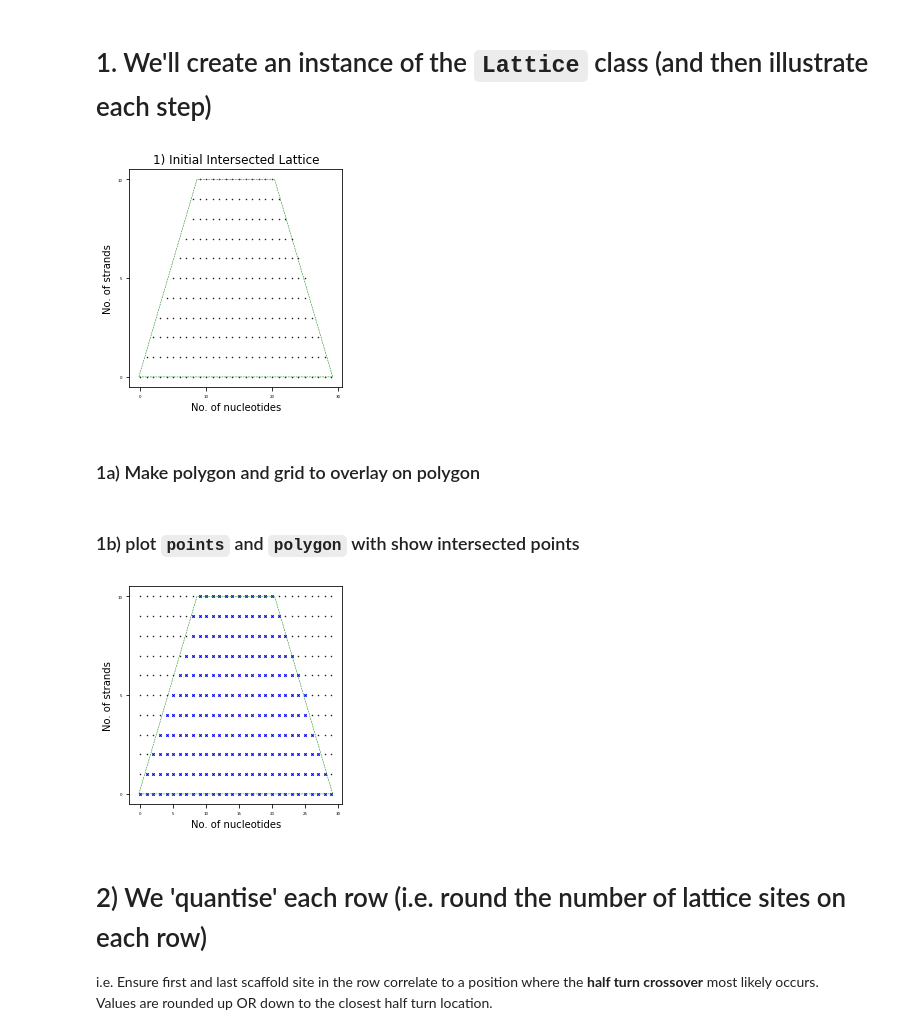
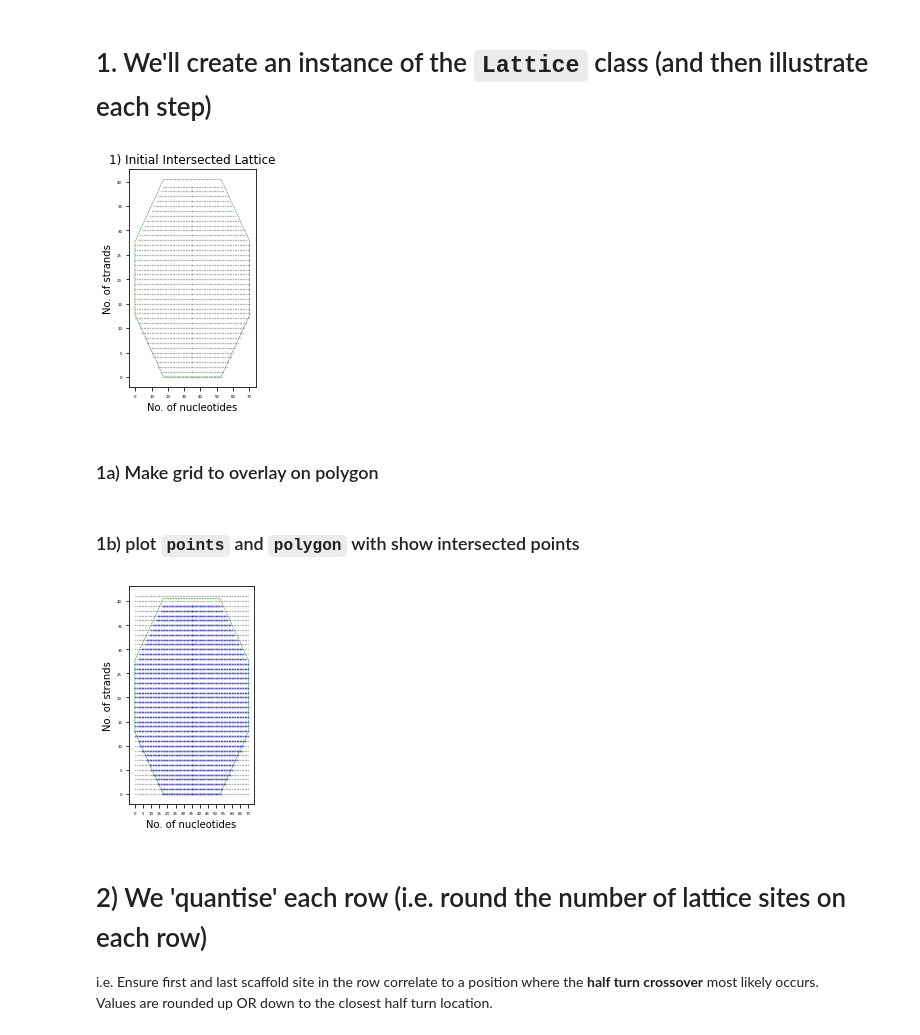
Before and after one commit to shanilpanara/origamiUROP, a Jupyter notebook: protocols/lattice-route/steps_of_Lattice.ipynb, the cells around one changed output. Cells and saved outputs as stored; diff of their text form; code cells hidden in the pictures.

Commit message:
clean up of lattice and added to steps_of_lattice notebook

```diff
--- a/protocols/lattice-route/steps_of_Lattice.ipynb
+++ b/protocols/lattice-route/steps_of_Lattice.ipynb
@@ -15,18 +15,20 @@ ROOT = "/".join(path.abspath('').split("/"))
 # %% [markdown]
 # 1. We'll create an instance of the `Lattice` class (and then illustrate each step)
 # %%
-# Trapezium (in reduced units of sigma)
-my_polygon = np.array([[0.,0.,0.],[3,10.,0.],[7,10.,0.],[10.,0.,0.]])
+# Octagon (in reduced units of sigma)
+octagon = np.array([[1.0,-0.85,0],[2.0, -0.85, 0],[2.5, 0, 0],[2.5, 1,0],
+    [2.0, 1.85,0],[1.0,1.85,0],[0.5,1,0],[0.5, 0.0,0.0]])
 # POS_STACK value = 0.34, each key word here is assigned its default value
 x_spacing, y_spacing = POS_STACK, 1.00
-lattice = Lattice(my_polygon, grid_size=[POS_STACK, 1.00], bp_per_turn = 10.45, start_side="left")
+grid_size = [x_spacing, y_spacing]
+lattice = Lattice(octagon*[12,15,0], grid_size, bp_per_turn = 10.45, start_side="left")
 # %%
 # This is what the initial "intersected lattice" looks like in comparison to initial polygon
 lattice.plot([lattice.intersected_coords], poly = True, title = "1) Initial Intersected Lattice")
 # %% [output]
-[figure, old version]
+[figure, new version]
 # %% [markdown]
-### 1a) Make polygon and grid to overlay on polygon
+### 1a) Make grid to overlay on polygon
 # %%
 # Round to multiple function, does what it says on the tin
 def round_to_multiple(n, mo=0.34, decimal_places=2):
@@ -55,25 +57,29 @@ y_max = round_to_multiple(y_max, y_spacing)
 
 # Initialise large grid of points spaced using x & y spacing
 # This is to "quantise" our grid
-x_grid = np.linspace(x_min, x_max,
-                        int((x_max - x_min) / x_spacing) + 2)
-y_grid = np.linspace(y_min, y_max,
-                        int((y_max - y_min) / y_spacing) + 1)
+x_grid = np.linspace(x_min, x_max, int((x_max - x_min) / x_spacing) + 2)
+y_grid = np.linspace(y_min, y_max, int((y_max - y_min) / y_spacing) + 1)
 bounds_grid = np.transpose(
     [np.tile(x_grid, len(y_grid)),
         np.repeat(y_grid, len(x_grid))])
 
 from shapely.geometry import MultiPoint
 points = MultiPoint(bounds_grid)
+points = np.array(points.__geo_interface__["coordinates"])/[0.34,1.00]
+x_min = points[:, 0].min()
+y_min = points[:, 1].min()
+
+# shift points to (0,0)
+points[:, 0] -= x_min
+points[:, 1] -= y_min
 # %% [markdown]
 ### 1b) plot `points` and `polygon` with show intersected points
 # %%
-points_as_grid = np.array(points.__geo_interface__["coordinates"])/[0.34,1.00]
-lattice.plot([points_as_grid, lattice.intersected_coords], poly = True, ticks = [5,5])
+lattice.plot([points, lattice.intersected_coords], poly = True, ticks = [5,5])
 
 # Note: the blue intersected points are calculated using shapely.geometry's `intersection`
 # %% [output]
-[figure, old version]
+[figure, new version]
 # %% [markdown]
 # 2) We 'quantise' each row (i.e. round the number of lattice sites on each row)
 
```
Also changed, not shown: parts of 3 cells of this notebook, 2 other files.
